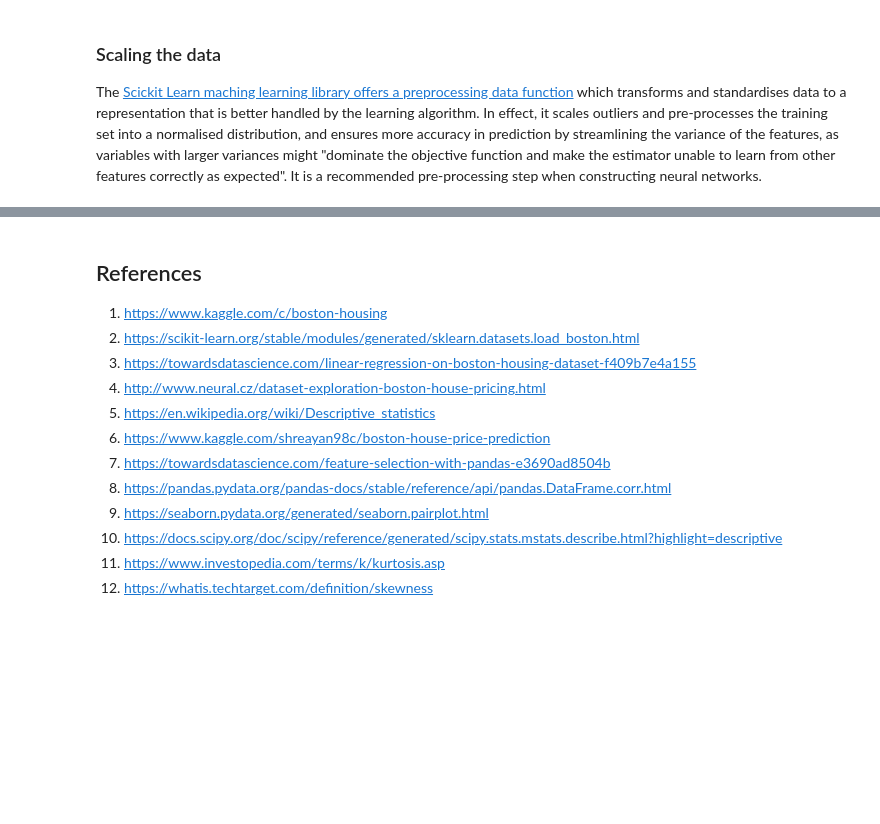
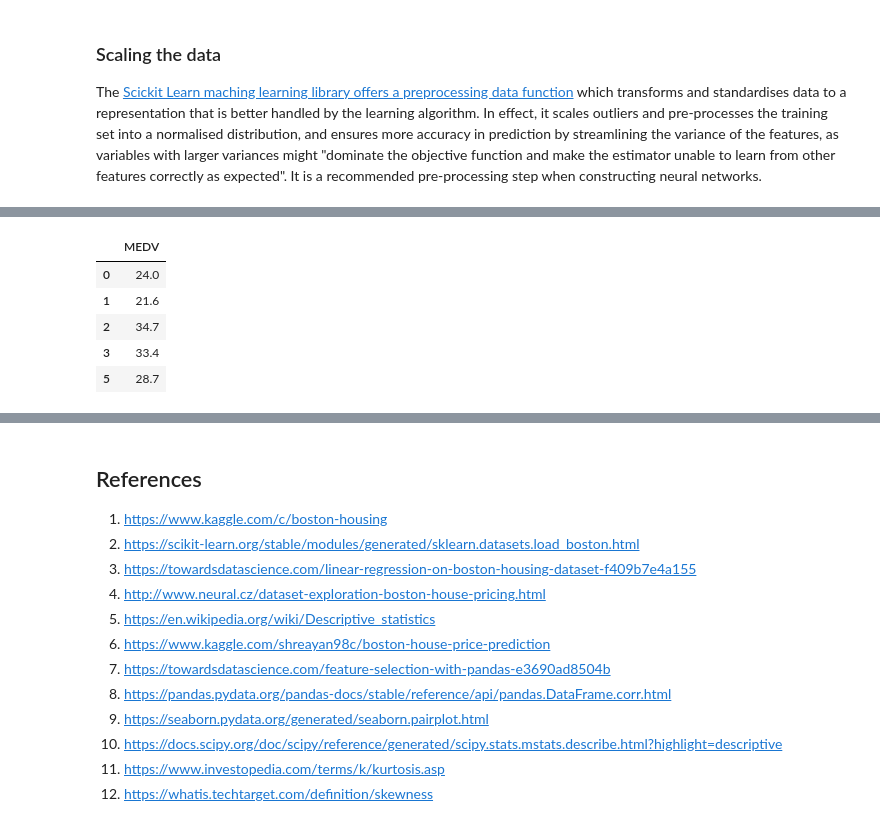
Before and after one commit to AideenByrne/2019MachineLearningProject, a Jupyter notebook: 2019project.ipynb, the cells around one changed output, grey strips where cells are left out. Saved outputs shown, nothing was run; the diff lists cells and outputs as text; code cells hidden in the pictures; blank space fills up the shorter version.

```diff
--- a/2019project.ipynb
+++ b/2019project.ipynb
@@ -396,0 +443,11 @@ predictions
+# %%
+predictions = pd.DataFrame(y_train).sort_index(ascending=True)
+# %%
+predictions.head()
+# %% [output]
+|  | MEDV |
+| 0 | 24.0 |
+| 1 | 21.6 |
+| 2 | 34.7 |
+| 3 | 33.4 |
+| 5 | 28.7 |
```
Also changed, not shown: parts of 14 cells of this notebook.
